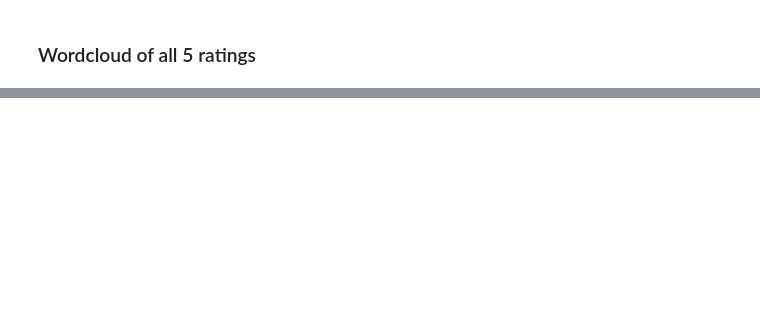
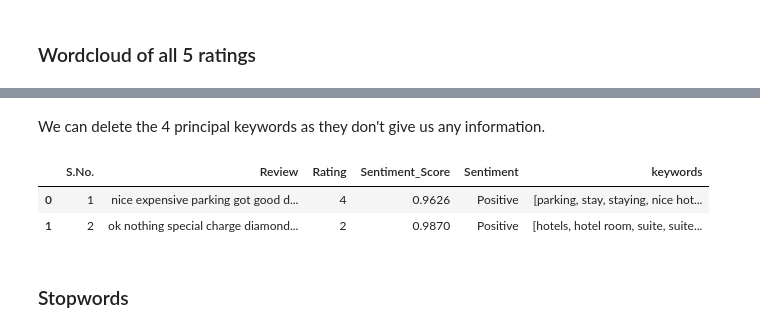
Before and after one commit to adrinoca/Tripadvisor-ML, a Jupyter notebook: tripadvisor_analysis.ipynb, the cells around one changed output, grey strips where cells are left out. Drawn from its saved outputs; the diff is of its cells as text; code cells hidden in the pictures; blank space fills up the shorter version.

```diff
--- a/tripadvisor_analysis.ipynb
+++ b/tripadvisor_analysis.ipynb
@@ -342,0 +372,4 @@ plt.show()
+# %%
+df["keywords"] = df["Review"].apply(keywords)
+# %%
+df["keywords"] = df["keywords"].apply(lambda x: x.split('\n'))
@@ -342,0 +402,14 @@ plt.show()
+# %% [markdown]
+We can delete the 4 principal keywords as they don't give us any information.
+# %%
+top4 = ["hotel","room","stay","rooms"]
+for x in top4:
+    df["Review"] = df["Review"].astype(str).str.replace(x,"")
+# %%
+df.head(2)
+# %% [output]
+|  | S.No. | Review | Rating | Sentiment_Score | Sentiment | keywords |
+| 0 | 1 | nice expensive parking got good d... | 4 | 0.9626 | Positive | [parking, stay, staying, nice hot... |
+| 1 | 2 | ok nothing special charge diamond... | 2 | 0.9870 | Positive | [hotels, hotel room, suite, suite... |
+# %% [markdown]
+### Stopwords
```
Also changed, not shown: parts of 33 cells of this notebook.
